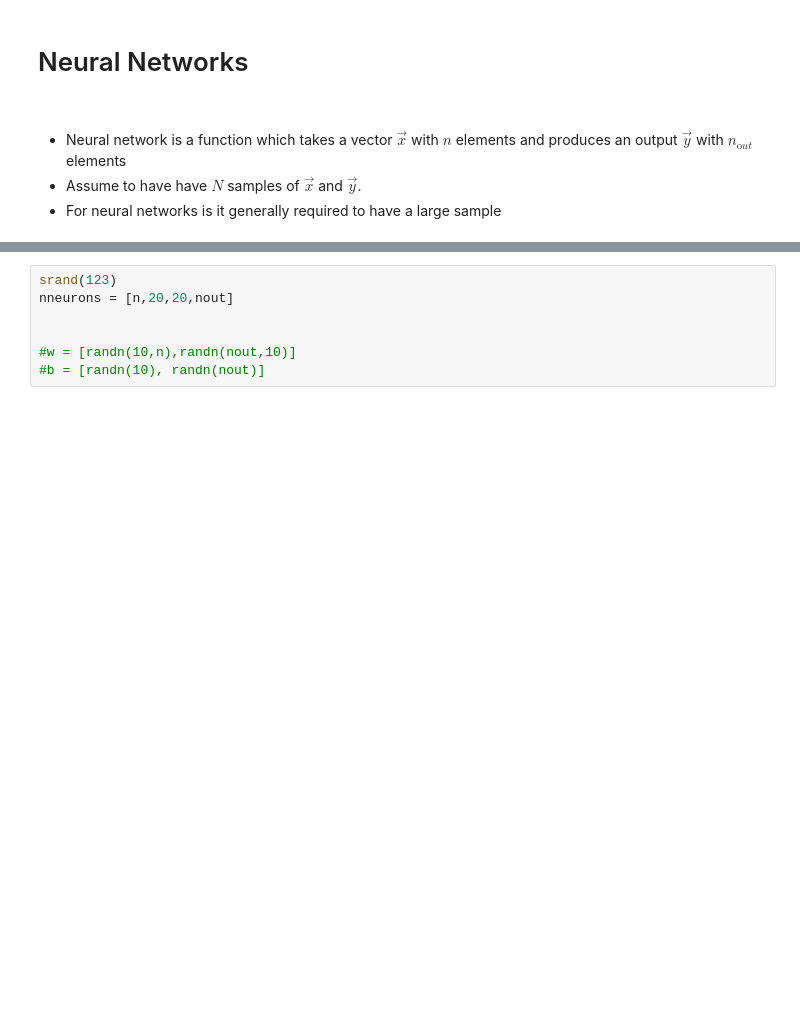
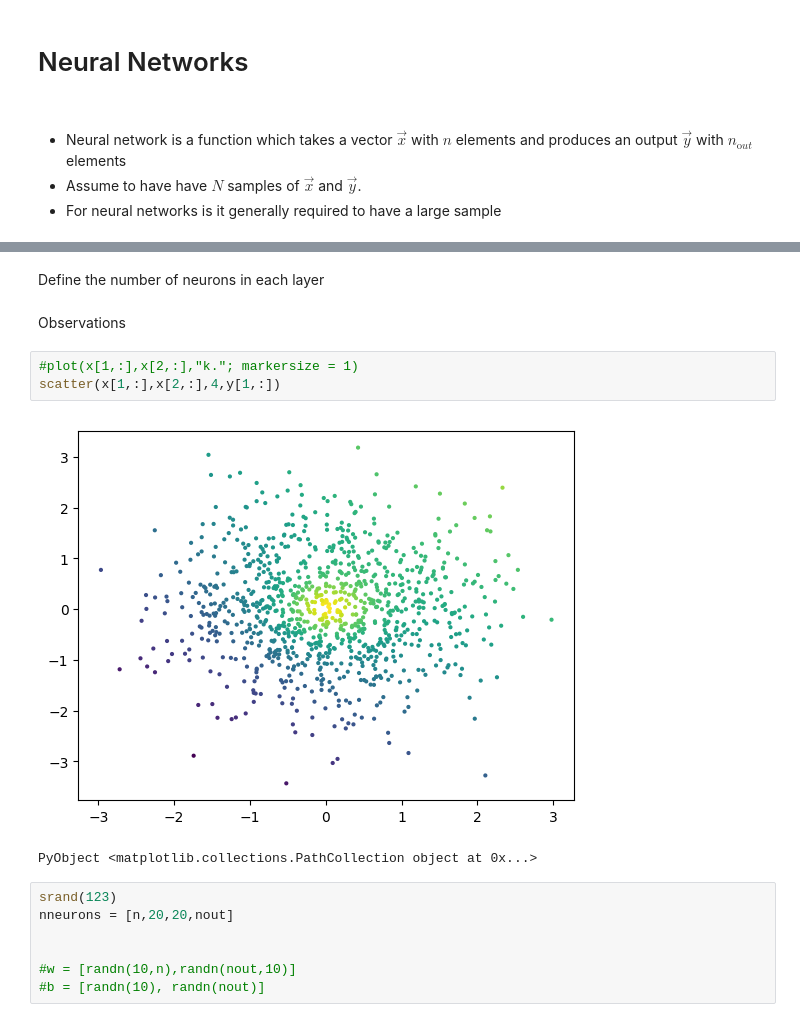
Before and after one commit to Alexander-Barth/MachineLearningNotebooks, a Jupyter notebook: Neural-Networks-From-Scratch.ipynb, the cells around one changed output, grey strips where cells are left out. Cells and saved outputs as stored; diff of their text form; blank space fills up the shorter version.

```diff
--- a/Neural-Networks-From-Scratch.ipynb
+++ b/Neural-Networks-From-Scratch.ipynb
@@ -38,3 +37,13 @@ PyObject <matplotlib.collections.PolyCollection object at 0x...>
+# %% [markdown]
+Define the number of neurons in each layer
+# %% [markdown]
+Observations
+# %%
+#plot(x[1,:],x[2,:],"k."; markersize = 1)
+scatter(x[1,:],x[2,:],4,y[1,:])
+# %% [output]
+[figure, added]
+PyObject <matplotlib.collections.PathCollection object at 0x...>
 # %%
 srand(123)
 nneurons = [n,20,20,nout]
```
Also changed, not shown: parts of 30 cells of this notebook.
